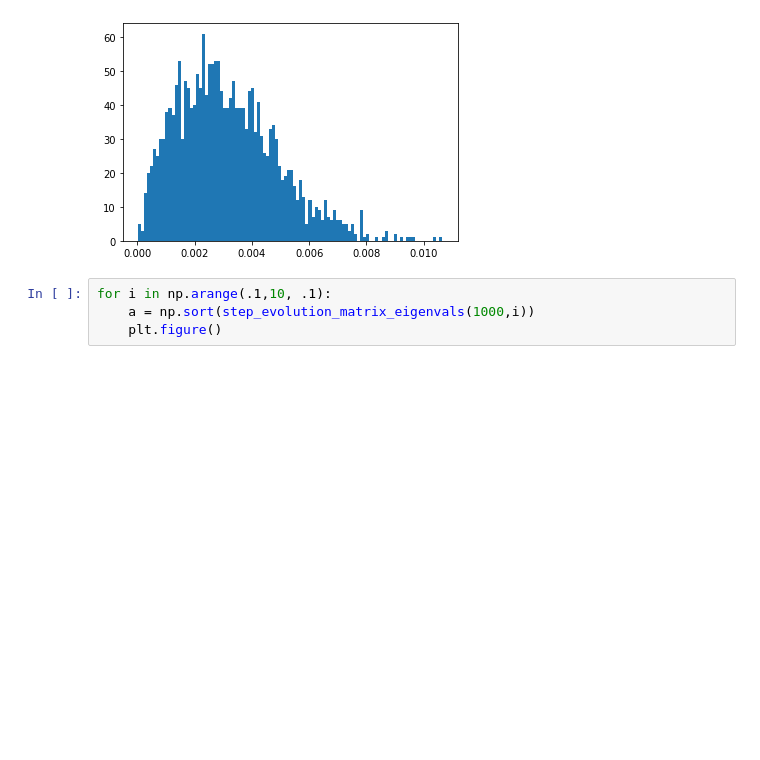
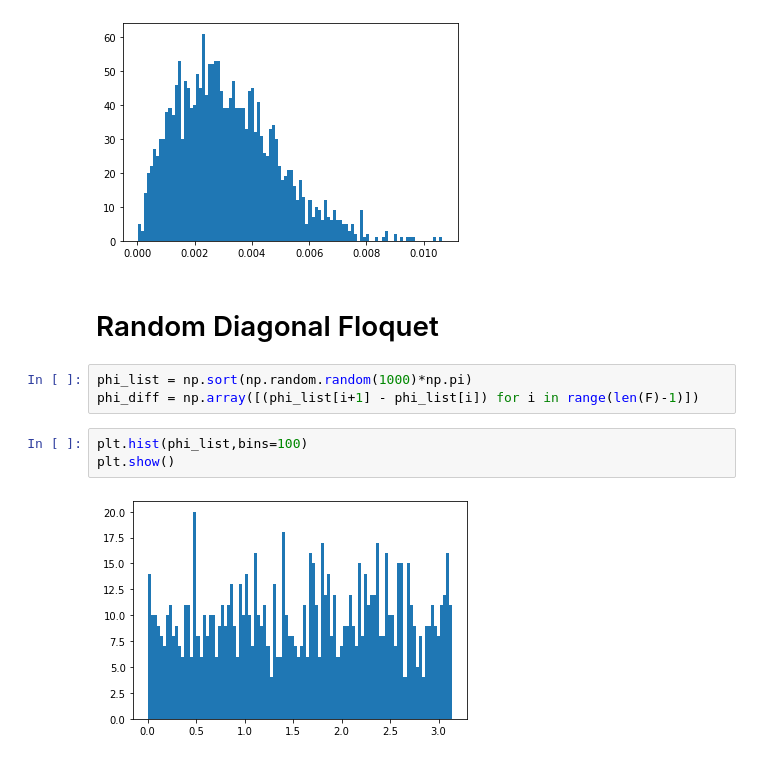
Before and after one commit to python-cbpf/dynamical-systems-lfcmoraes, a Jupyter notebook: quantum_kick_top.ipynb, the cells around one changed output. Cells and saved outputs as stored; diff of their text form; blank space fills up the shorter version.

```diff
--- a/quantum_kick_top.ipynb
+++ b/quantum_kick_top.ipynb
@@ -165,7 +167,13 @@ plt.hist(phi_diff,bins=100)
 plt.show()
 # %% [output]
 [figure]
-# %%
-for i in np.arange(.1,10, .1):
-    a = np.sort(step_evolution_matrix_eigenvals(1000,i))
-    plt.figure()
+# %% [markdown]
+# Random Diagonal Floquet
+# %%
+phi_list = np.sort(np.random.random(1000)*np.pi)
+phi_diff = np.array([(phi_list[i+1] - phi_list[i]) for i in range(len(F)-1)])
+# %%
+plt.hist(phi_list,bins=100)
+plt.show()
+# %% [output]
+[figure, added]
```
Also changed, not shown: parts of 21 cells of this notebook.
